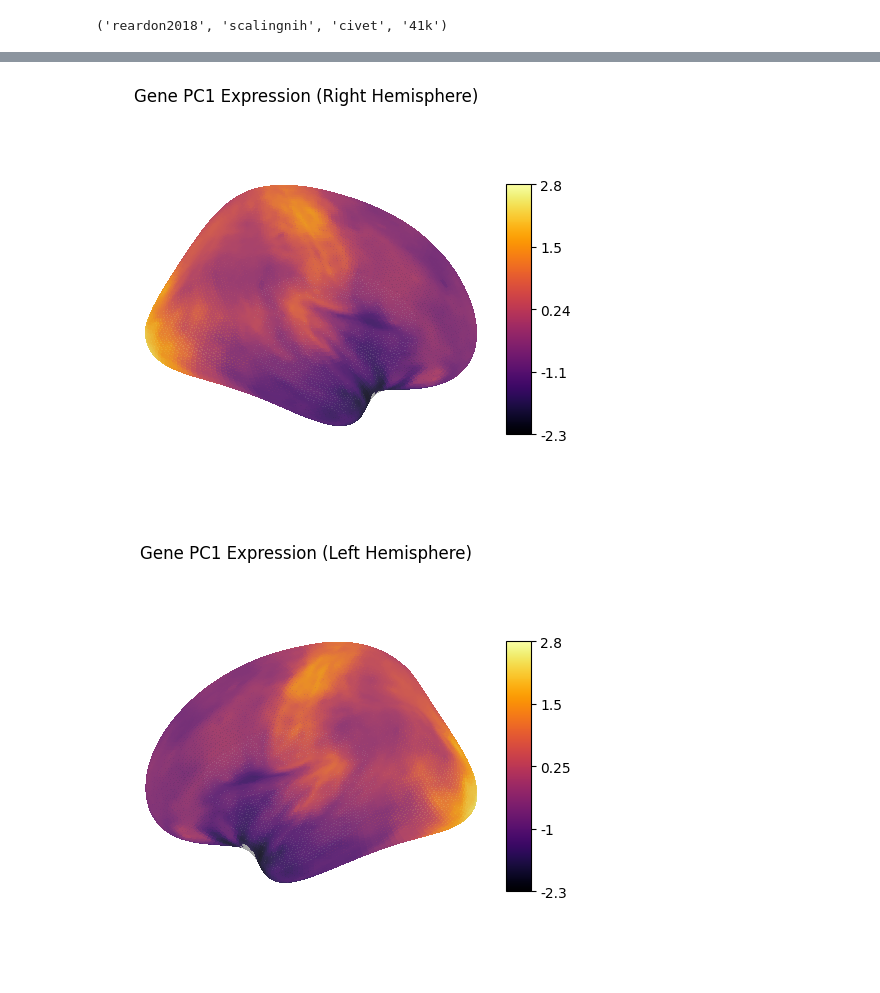
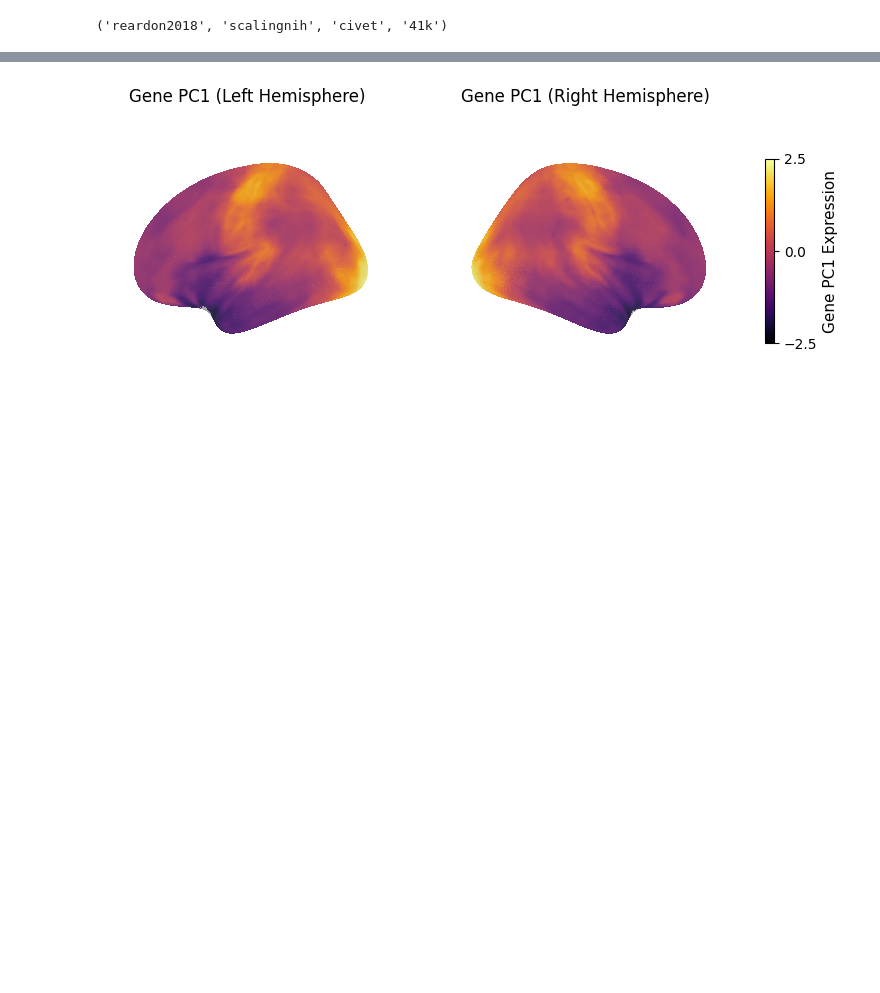
Before and after one commit to kesouder/dsc-neuroImages, a Jupyter notebook: project_starter.ipynb, the cells around one changed output, grey strips where cells are left out. Cells and saved outputs as stored; diff of their text form; code cells hidden in the pictures; blank space fills up the shorter version.

```diff
--- a/project_starter.ipynb
+++ b/project_starter.ipynb
@@ -132,35 +123,88 @@ genepc1
 # %%
-## Gene PC1 brain map
+# Gene PC1 brain map
+
+# # --- Fetch fsaverage surfaces at 10k resolution ---
+# fsavg = fetch_fsaverage(density='10k')
+
+# lh_data = load_data(genepc1[0])
+# rh_data = load_data(genepc1[1])
+
+# # --- Plot left hemisphere ---
+# plotting.plot_surf(
+#     surf_mesh=fsavg['inflated'].L,
+#     surf_map=lh_data,
+#     hemi='left',
+#     view='lateral',
+#     cmap='inferno',
+#     colorbar=True,
+#     bg_on_data=True,
+#     title='Gene PC1 Expression (Left Hemisphere)'
+# )
+
+# # --- Plot right hemisphere ---
+# plotting.plot_surf(
+#     surf_mesh=fsavg['inflated'].R,
+#     surf_map=rh_data,
+#     hemi='right',
+#     view='lateral',
+#     cmap='inferno',
+#     colorbar=True,
+#     bg_on_data=True,
+#     title='Gene PC1 Expression (Right Hemisphere)'
+# )
 
 # --- Fetch fsaverage surfaces at 10k resolution ---
 fsavg = fetch_fsaverage(density='10k')
 
+# --- Load data ---
 lh_data = load_data(genepc1[0])
 rh_data = load_data(genepc1[1])
 
-# --- Plot left hemisphere ---
+# --- Shared color scaling ---
+vmin, vmax = -2.5, 2.5   # adjust if needed for better contrast
+
+# --- Create figure with 2 subplots (3D projections) ---
+fig = plt.figure(figsize=(10, 4))
+ax1 = fig.add_subplot(1, 2, 1, projection='3d')
+ax2 = fig.add_subplot(1, 2, 2, projection='3d')
+
+# --- Common plotting parameters ---
+plot_kwargs = dict(
+    cmap='inferno',
+    bg_on_data=True,
+    vmin=vmin, vmax=vmax,
+    colorbar=False
+)
+
+# --- Left Hemisphere ---
 plotting.plot_surf(
     surf_mesh=fsavg['inflated'].L,
     surf_map=lh_data,
     hemi='left',
     view='lateral',
-    cmap='inferno',
-    colorbar=True,
-    bg_on_data=True,
-    title='Gene PC1 Expression (Left Hemisphere)'
+    axes=ax1,
+    title='Gene PC1 (Left Hemisphere)',
+    **plot_kwargs
 )
 
-# --- Plot right hemisphere ---
+# --- Right Hemisphere ---
 plotting.plot_surf(
     surf_mesh=fsavg['inflated'].R,
     surf_map=rh_data,
     hemi='right',
     view='lateral',
-    cmap='inferno',
-    colorbar=True,
-    bg_on_data=True,
-    title='Gene PC1 Expression (Right Hemisphere)'
+    axes=ax2,
+    title='Gene PC1 (Right Hemisphere)',
+    **plot_kwargs
 )
+
+# --- Add shared colorbar ---
+sm = plt.cm.ScalarMappable(cmap='inferno')
+sm.set_clim(vmin, vmax)
+cbar = fig.colorbar(sm, ax=[ax1, ax2], shrink=0.6, location='right')
+cbar.set_label('Gene PC1 Expression', fontsize=11)
+cbar.set_ticks([vmin, 0, vmax])
+
+plt.show()
 # %% [output]
-[figure, old version]
+[figure, new version]
-[figure, removed]
```
Also changed, not shown: parts of 24 cells of this notebook.
